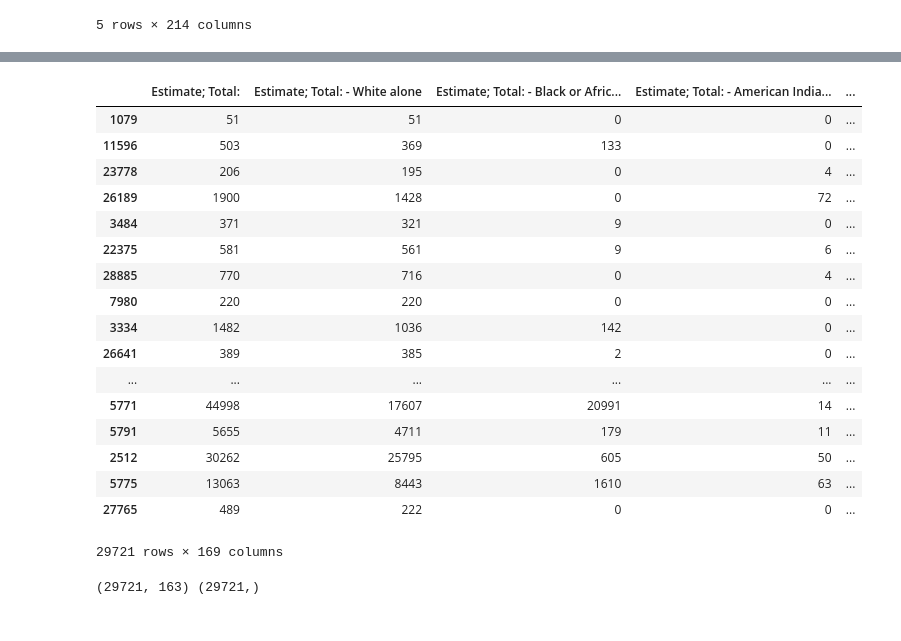
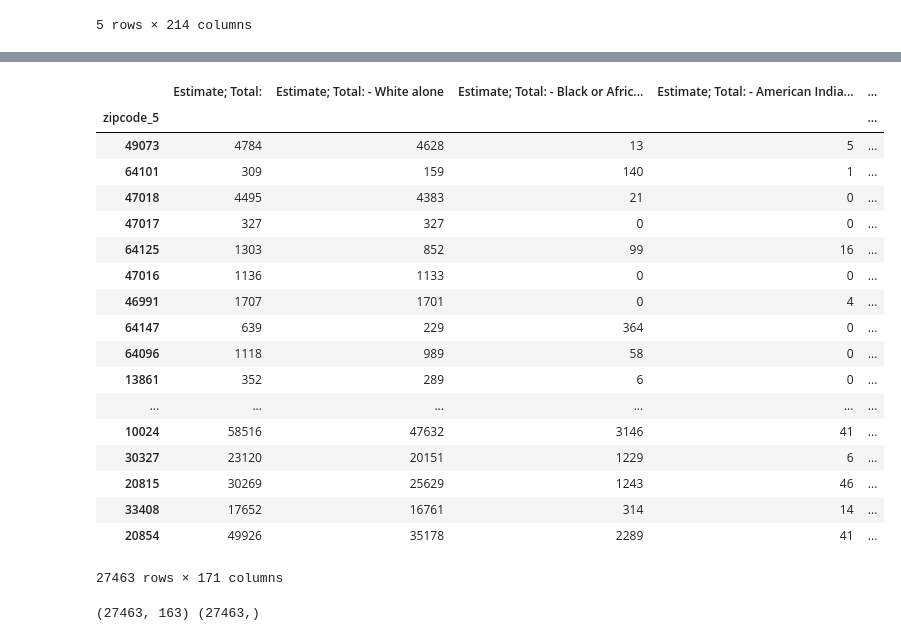
Before and after one commit to brickleq/campaign-contrib-machine, a Jupyter notebook: machine_learning/machine_learner.ipynb, the cells around one changed output, grey strips where cells are left out. Cells and saved outputs as stored; diff of their text form; code cells hidden in the pictures.

Commit message:
changed the machine learning notebook to be based on party

```diff
--- a/machine_learning/machine_learner.ipynb
+++ b/machine_learning/machine_learner.ipynb
@@ -90,6 +77,7 @@ census_df.head()
 # %%
 census_df['zipcode_5'] = census_df['Id'].str[9:14]
 new_census_df = census_df.iloc[:, 3:]
+new_census_df.set_index('zipcode_5', inplace=True)
 new_census_df.head()
 # %% [output]
 |  | Estimate; Total: | Estimate; Total: - White alone | Estimate; Total: - Black or Afric... | Estimate; Total: - American India... | ... |
@@ -114,0 +105,7 @@ new_census_df.head()
+# %%
+new_summary_df = pd.DataFrame()
+new_summary_df['donations_sum_DEM'] = new_party_summary_df['donations_sum', 'DEM']
+new_summary_df['donations_median_DEM'] = new_party_summary_df['donations_median', 'DEM']
+new_summary_df['donations_sum_REP'] = new_party_summary_df['donations_sum', 'REP']
+new_summary_df['donations_median_REP'] = new_party_summary_df['donations_median', 'REP']
+new_summary_df.head()
@@ -115,5 +120,5 @@ new_census_df.head()
 # %%
-combined_summary_df = new_census_df.merge(zip_summary_df, how='inner')
+combined_summary_df = new_census_df.join(new_summary_df, how='inner')
 combined_summary_df.head()
 # %% [output]
 |  | Estimate; Total: | Estimate; Total: - White alone | Estimate; Total: - Black or Afric... | Estimate; Total: - American India... | ... |
@@ -146,25 +152,28 @@ Index(['Estimate; Total:', 'Estimate; Total: - White alone',
 # %%
-combined_summary_df['donations_sum_quartile'] = pd.qcut(combined_summary_df['donations_sum'], q=[0, .25, .5, .75, 1.], labels=[4, 3, 2, 1])
-combined_summary_df['donations_median_quartile'] = pd.qcut(combined_summary_df['donations_median'], q=[0, .25, .5, .75, 1.], labels=[4, 3, 2, 1])
+combined_summary_df['donations_sum_DEM_quartile'] = pd.qcut(combined_summary_df['donations_sum_DEM'], q=[0, .25, .5, .75, 1.], labels=[4, 3, 2, 1])
+combined_summary_df['donations_median_DEM_quartile'] = pd.qcut(combined_summary_df['donations_median_DEM'], q=[0, .25, .5, .75, 1.], labels=[4, 3, 2, 1])
+combined_summary_df['donations_sum_REP_quartile'] = pd.qcut(combined_summary_df['donations_sum_REP'], q=[0, .25, .5, .75, 1.], labels=[4, 3, 2, 1])
+combined_summary_df['donations_median_REP_quartile'] = pd.qcut(combined_summary_df['donations_median_REP'], q=[0, .25, .5, .75, 1.], labels=[4, 3, 2, 1])
 # %%
-combined_summary_df.sort_values(by=['donations_sum'])
+combined_summary_df.sort_values(by=['donations_sum_DEM'])
 # %% [output]
 |  | Estimate; Total: | Estimate; Total: - White alone | Estimate; Total: - Black or Afric... | Estimate; Total: - American India... | ... |
-| 1079 | 51 | 51 | 0 | 0 | ... |
-| 11596 | 503 | 369 | 133 | 0 | ... |
-| 23778 | 206 | 195 | 0 | 4 | ... |
-| 26189 | 1900 | 1428 | 0 | 72 | ... |
-| 3484 | 371 | 321 | 9 | 0 | ... |
-| 22375 | 581 | 561 | 9 | 6 | ... |
-| 28885 | 770 | 716 | 0 | 4 | ... |
-| 7980 | 220 | 220 | 0 | 0 | ... |
-| 3334 | 1482 | 1036 | 142 | 0 | ... |
-| 26641 | 389 | 385 | 2 | 0 | ... |
+| zipcode_5 |  |  |  |  | ... |
+| 49073 | 4784 | 4628 | 13 | 5 | ... |
+| 64101 | 309 | 159 | 140 | 1 | ... |
+| 47018 | 4495 | 4383 | 21 | 0 | ... |
+| 47017 | 327 | 327 | 0 | 0 | ... |
+| 64125 | 1303 | 852 | 99 | 16 | ... |
+| 47016 | 1136 | 1133 | 0 | 0 | ... |
+| 46991 | 1707 | 1701 | 0 | 4 | ... |
+| 64147 | 639 | 229 | 364 | 0 | ... |
+| 64096 | 1118 | 989 | 58 | 0 | ... |
+| 13861 | 352 | 289 | 6 | 0 | ... |
 | ... | ... | ... | ... | ... | ... |
-| 5771 | 44998 | 17607 | 20991 | 14 | ... |
-| 5791 | 5655 | 4711 | 179 | 11 | ... |
-| 2512 | 30262 | 25795 | 605 | 50 | ... |
-| 5775 | 13063 | 8443 | 1610 | 63 | ... |
-| 27765 | 489 | 222 | 0 | 0 | ... |
+| 10024 | 58516 | 47632 | 3146 | 41 | ... |
+| 30327 | 23120 | 20151 | 1229 | 6 | ... |
+| 20815 | 30269 | 25629 | 1243 | 46 | ... |
+| 33408 | 17652 | 16761 | 314 | 14 | ... |
+| 20854 | 49926 | 35178 | 2289 | 41 | ... |
-29721 rows × 169 columns
+27463 rows × 171 columns
 # %%
@@ -181,12 +192,14 @@ from tensorflow.keras.utils import to_categorical
 from tensorflow.keras.layers import Dense
 from sklearn.model_selection import train_test_split
 # %%
+group_type = 'median'
+party = 'REP'
 combined_summary_df.dropna(inplace=True)
 X = combined_summary_df[combined_summary_df.columns[:163]]
-y = combined_summary_df['donations_sum_quartile']
+y = combined_summary_df[f"donations_{group_type}_{party}_quartile"]
 print(X.shape, y.shape)
 # %% [output]
-(29721, 163) (29721,)
+(27463, 163) (27463,)
 # %%
 X_train, X_test, y_train, y_test = train_test_split(
     X, y, random_state=1, stratify=y)
```
Also changed, not shown: parts of 30 cells of this notebook, 1 other file.
